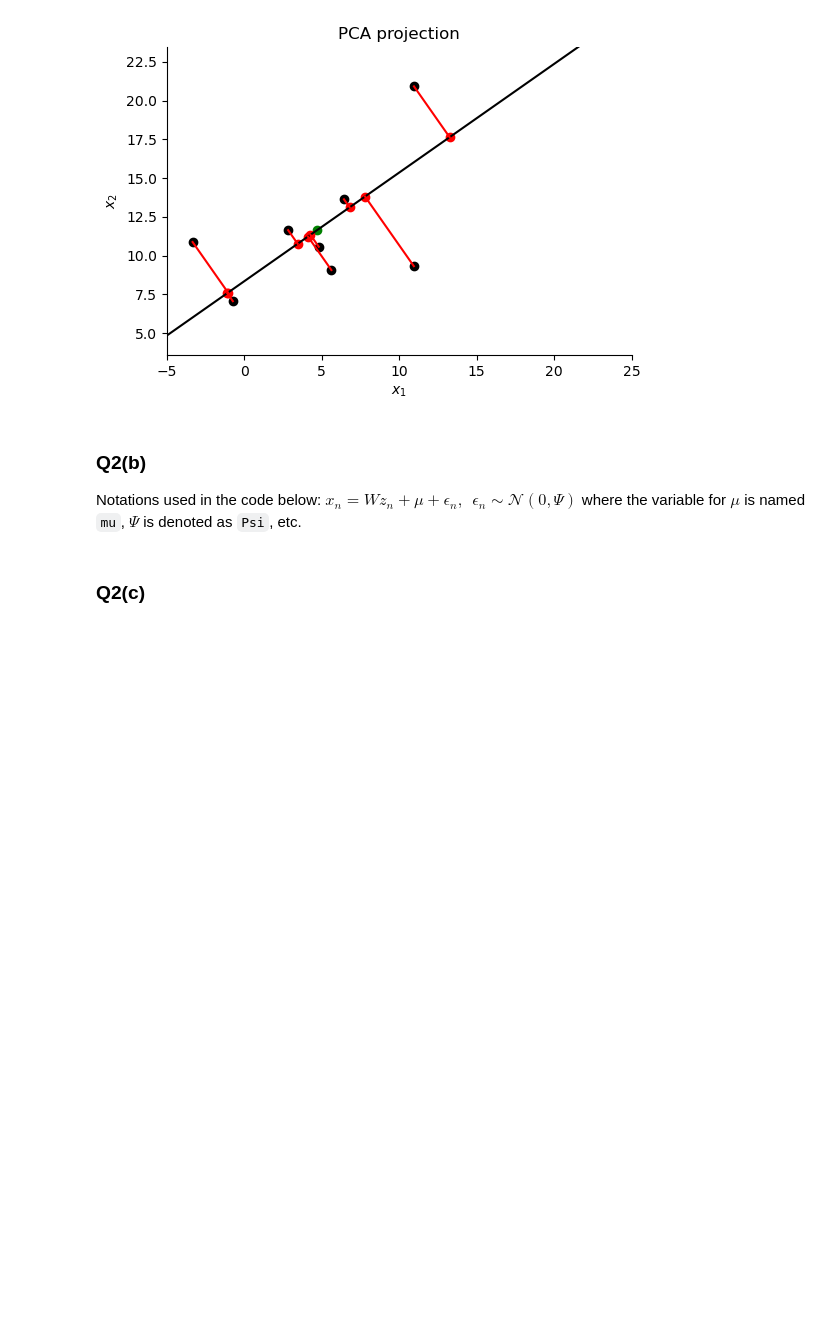
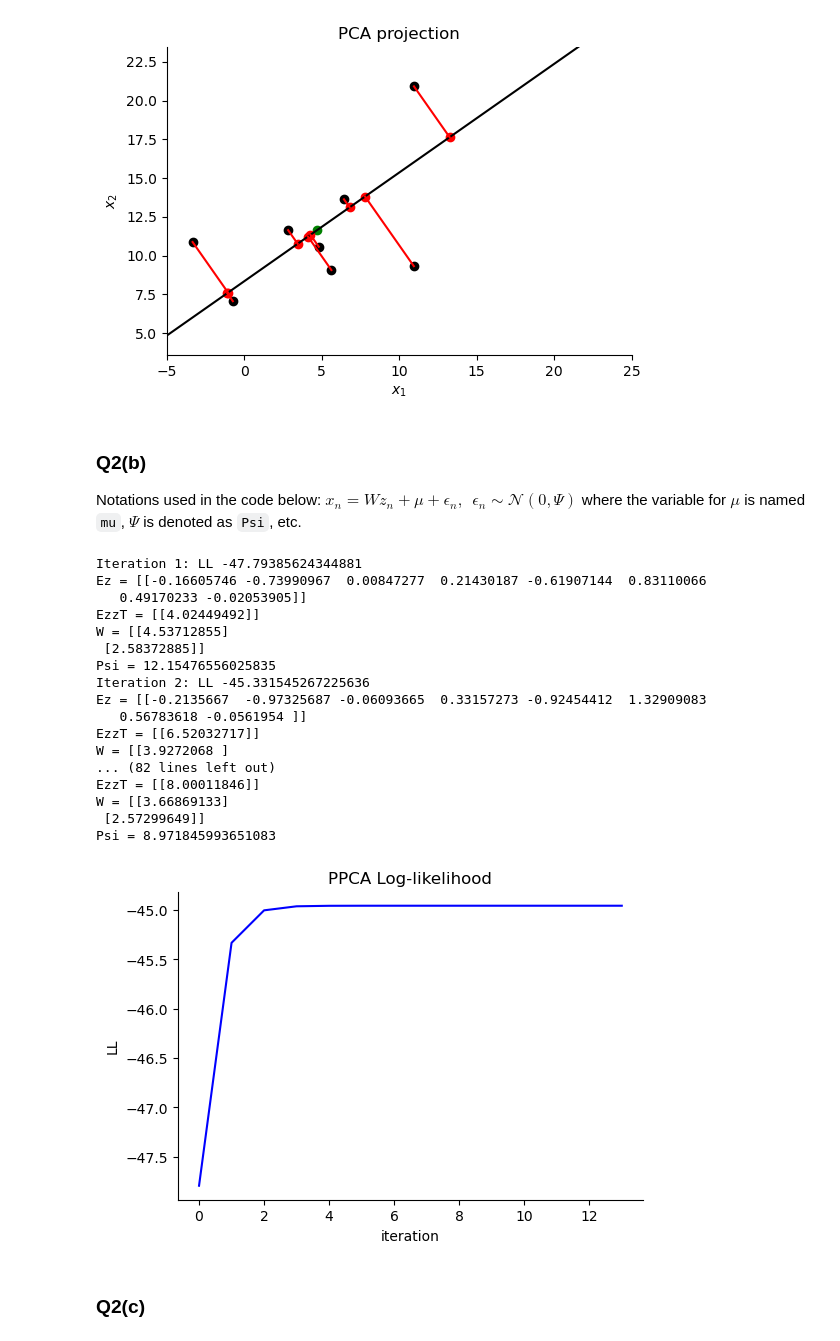
Before and after one commit to khanakagrawal/ML_for_Neuro, a Jupyter notebook: hw3/HW3.ipynb, the cells around one changed output. Drawn from its saved outputs; the diff is of its cells as text; code cells hidden in the pictures; blank space fills up the shorter version.

Commit message:
finally done with em algorithm =(

```diff
--- a/hw3/HW3.ipynb
+++ b/hw3/HW3.ipynb
@@ -257,26 +257,28 @@ def em_algorithm(X: np.array, zDim: int, typ: str = "FA", tol: float = 1e-8, cyc
         # E-step
         # **********************************************************************
         # YOUR CODE HERE
+        I_z = np.eye(zDim)
 
-        I_z = np.eye(zDim)
         M = W.T @ invC
+        Ez = M @ XC
         cov_z = I_z - M @ W
-        Ez = M @ XC
-
         EzzT = Ez @ Ez.T + N * cov_z
 
-        print(Ez)
-        print(EzzT)
+        print(f"Ez = {Ez}")
+        print(f"EzzT = {EzzT}")
         # **********************************************************************
 
         # M-step
         # **********************************************************************
         # YOUR CODE HERE
-        W = XC @ Ez.T  @ np.linalg.inv(np.sum(EzzT, axis=2))
+        W = (XC @ Ez.T) @ np.linalg.inv(EzzT)
 
         Sxx = XC @ XC.T
         term = W @ Ez @ XC.T
         Psi = (1.0 / (N * xDim)) * np.trace(Sxx - term)
+
+        print(f"W = {W}")
+        print(f"Psi = {Psi}")
         # **********************************************************************
 
         if typ == "PPCA":
@@ -303,16 +305,35 @@ def em_algorithm(X: np.array, zDim: int, typ: str = "FA", tol: float = 1e-8, cyc
 # -------------------------- #
 # %%
 # ----- YOUR CODE HERE ----- #
-ppca_est, ppca_ll = NotImplemented
+ppca_est, ppca_ll = em_algorithm(X_sim.T, 1)
 # -------------------------- #
 
 fig, ax = plt.subplots(1, 1, figsize=(6, 4))
 ax.plot(ppca_ll, "b")
 ax.set_xlabel("iteration")
 ax.set_ylabel("LL")
 ax.set_title("PPCA Log-likelihood")
 set_spines_invisible(ax)
 plt.show()
+# %% [output]
+Iteration 1: LL -47.79385624344881
+Ez = [[-0.16605746 -0.73990967  0.00847277  0.21430187 -0.61907144  0.83110066
+   0.49170233 -0.02053905]]
+EzzT = [[4.02449492]]
+W = [[4.53712855]
+ [2.58372885]]
+Psi = 12.15476556025835
+Iteration 2: LL -45.331545267225636
+Ez = [[-0.2135667  -0.97325687 -0.06093665  0.33157273 -0.92454412  1.32909083
+   0.56783618 -0.0561954 ]]
+EzzT = [[6.52032717]]
+W = [[3.9272068 ]
+... (82 lines left out)
+EzzT = [[8.00011846]]
+W = [[3.66869133]
+ [2.57299649]]
+Psi = 8.971845993651083
+[figure, added]
 # %% [markdown]
 ### Q2(c)
 # %%
```
